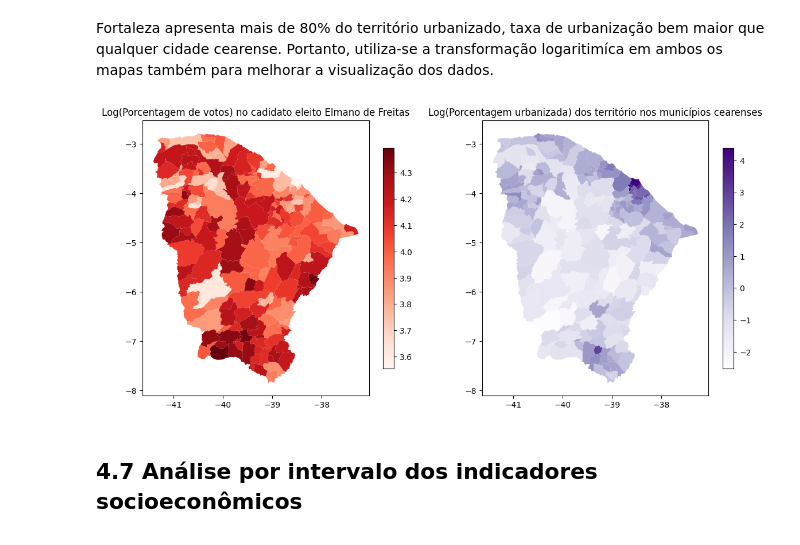
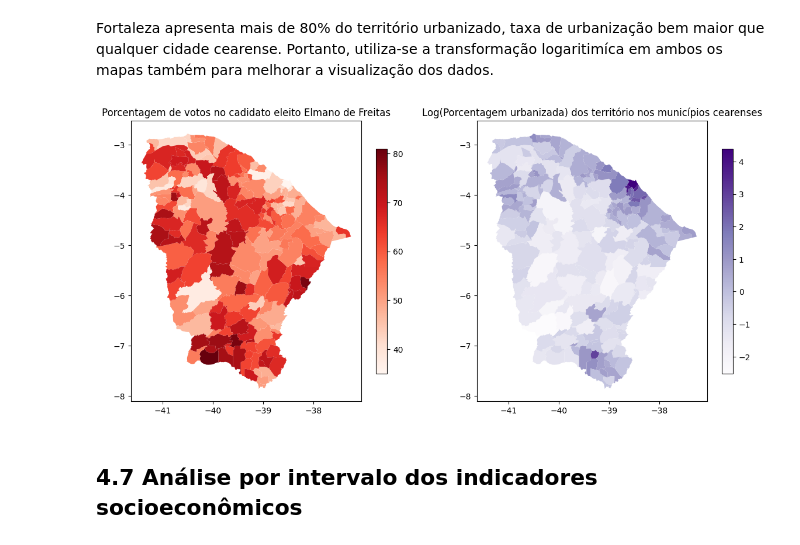
Before and after one commit to DamodaraBarbosa/DamodaraBarbosa, a Jupyter notebook: 06_governador_analysis_eleicoes_ceara_2022.ipynb, the cells around one changed output. Saved outputs shown, nothing was run; the diff lists cells and outputs as text; code cells hidden in the pictures.

```diff
--- a/06_governador_analysis_eleicoes_ceara_2022.ipynb
+++ b/06_governador_analysis_eleicoes_ceara_2022.ipynb
@@ -703,14 +605,17 @@ plt.show()
 Fortaleza apresenta mais de 80% do território urbanizado, taxa de urbanização bem maior que qualquer cidade cearense. Portanto, utiliza-se a transformação logaritimíca em ambos os mapas também para melhorar a visualização dos dados.
 # %%
 fig, ax = plt.subplots(1, 2, figsize= (14, 10))
-ax1 = votos_elmano_por_municipio.plot(np.log(votos_elmano_por_municipio['porcentagem_votos']), legend= True,
-                                      cmap= 'Reds', legend_kwds= {'shrink': 0.5}, ax= ax[0])
-ax1.set_title('Log(Porcentagem de votos) no cadidato eleito Elmano de Freitas')
+ax1 = votos_elmano_por_municipio.plot(
+    votos_elmano_por_municipio['porcentagem_votos'],
+    legend= True, cmap= 'Reds', legend_kwds= {'shrink': 0.5}, ax= ax[0]
+)
+ax1.set_title('Porcentagem de votos no cadidato eleito Elmano de Freitas')
+
 ax2 = dados_ibge.plot(np.log(dados_ibge['porcentagem_urbana']), cmap= 'Purples', legend= True, legend_kwds= {'shrink': 0.5}, ax= ax[1])
 ax2.set_title('Log(Porcentagem urbanizada) dos território nos municípios cearenses')
 plt.show()
 # %% [output]
-[figure, old version]
+[figure, new version]
 # %% [markdown]
 ## 4.7 Análise por intervalo dos indicadores socioeconômicos
 # %% [markdown]
```
Also changed, not shown: parts of 60 cells of this notebook.
